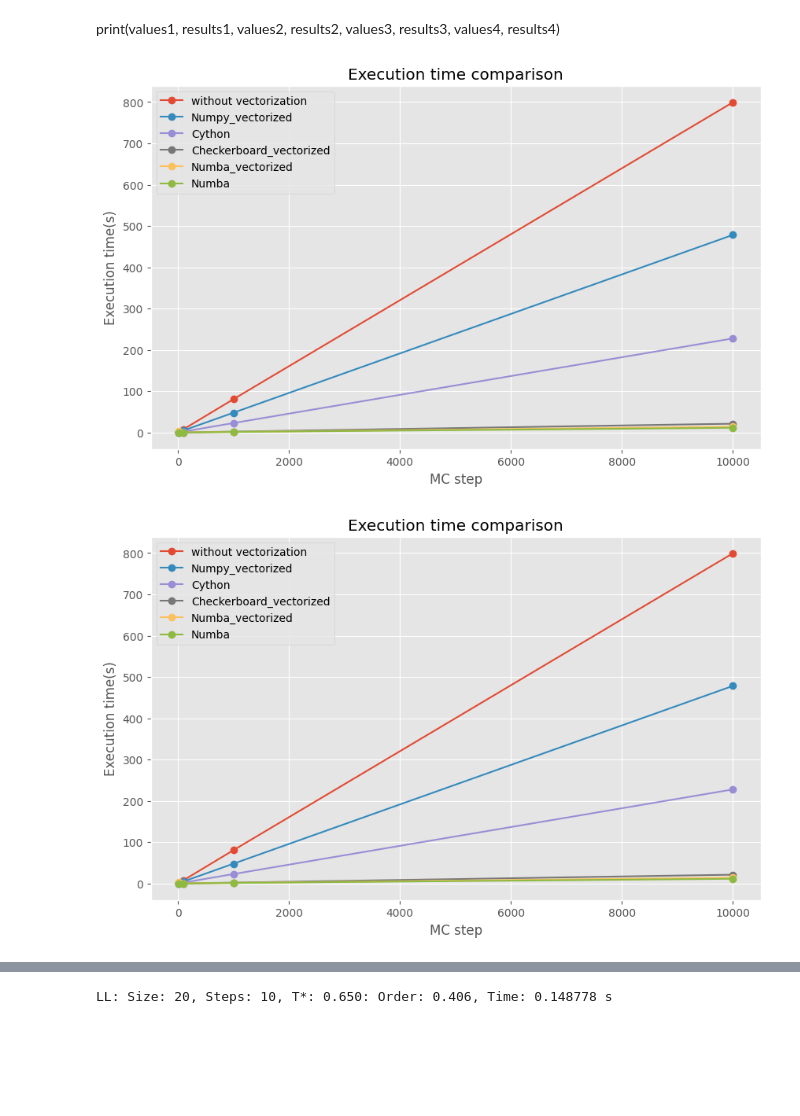
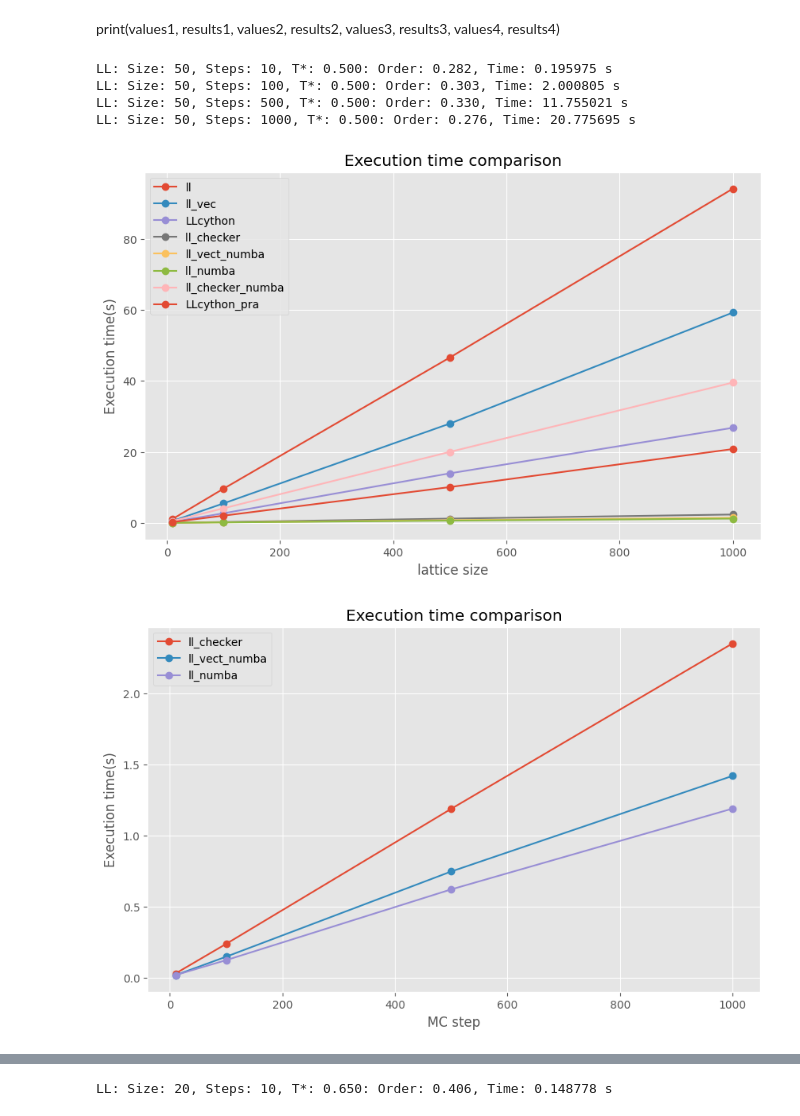
Before and after one commit to mcodcatyu/software_project1, a Jupyter notebook: complete/run_plotting.ipynb, the cells around one changed output, grey strips where cells are left out. Drawn from its saved outputs; the diff is of its cells as text; code cells hidden in the pictures; blank space fills up the shorter version.

```diff
--- a/complete/run_plotting.ipynb
+++ b/complete/run_plotting.ipynb
@@ -78,39 +86,45 @@ fig, ax = plt.subplots(figsize = (10, 6))
+# %%
+values8, results8 = program_time_2(llp.main, test2_inputs)
+# %% [output]
+LL: Size: 50, Steps: 10, T*: 0.500: Order: 0.282, Time: 0.195975 s
+LL: Size: 50, Steps: 100, T*: 0.500: Order: 0.303, Time: 2.000805 s
+LL: Size: 50, Steps: 500, T*: 0.500: Order: 0.330, Time: 11.755021 s
+LL: Size: 50, Steps: 1000, T*: 0.500: Order: 0.276, Time: 20.775695 s
 # %%
+
 fig, ax = plt.subplots(figsize = (10, 6))
 plt.style.use('ggplot')
 data_dict = {
-    'without vectorization': (values1, results1),
-    'Numpy_vectorized':(values2, results2),
-    'Cython':(values3, results3),
-    'Checkerboard_vectorized':(values4, results4),
-    'Numba_vectorized':(values5, results5),
-    'Numba':(values6, results6)
+    'll': (values1, results1),
+    'll_vec':(values2, results2),
+    'LLcython':(values3, results3),
+    'll_checker ':(values4, results4),
+    'll_vect_numba':(values5, results5),
+    'll_numba ':(values6, results6),
+    'll_checker_numba':(values7, results7),
+    'LLcython_pra':(values8, results8)
 }
 
 for label, (x, y) in data_dict.items():
     plt.plot(x, y, label = label, marker = 'o', linestyle ='-')
 
 plt.title('Execution time comparison')
-plt.xlabel('MC step')
+plt.xlabel('lattice size')
 plt.ylabel('Execution time(s)')
 plt.legend()
 plt.show()
 # %% [output]
-[figure, old version]
+[figure, new version]
 # %%
 fig, ax = plt.subplots(figsize = (10, 6))
 plt.style.use('ggplot')
-
-plt.plot(values1, results1, label = 'without vectorization', marker = 'o', linestyle ='-')
-plt.plot(values2, results2,  label = 'Numpy_vectorized', marker = 'o', linestyle ='-')
-plt.plot(values3, results3,  label = 'Cython', marker = 'o', linestyle ='-')
-plt.plot(values4, results4,  label = 'Checkerboard_vectorized', marker = 'o', linestyle ='-')
-plt.plot(values5, results5,  label = 'Numba_vectorized', marker = 'o', linestyle ='-')
-plt.plot(values6, results6,  label = 'Numba', marker = 'o', linestyle ='-')
+plt.plot(values4, results4,  label = 'll_checker', marker = 'o', linestyle ='-')
+plt.plot(values5, results5,  label = 'll_vect_numba', marker = 'o', linestyle ='-')
+plt.plot(values6, results6,  label = 'll_numba', marker = 'o', linestyle ='-')
 plt.title('Execution time comparison')
 plt.xlabel('MC step')
 plt.ylabel('Execution time(s)')
 plt.legend()
 plt.show()
 # %% [output]
-[figure, old version]
+[figure, new version]
```
Also changed, not shown: parts of 30 cells of this notebook, 13 other files.
